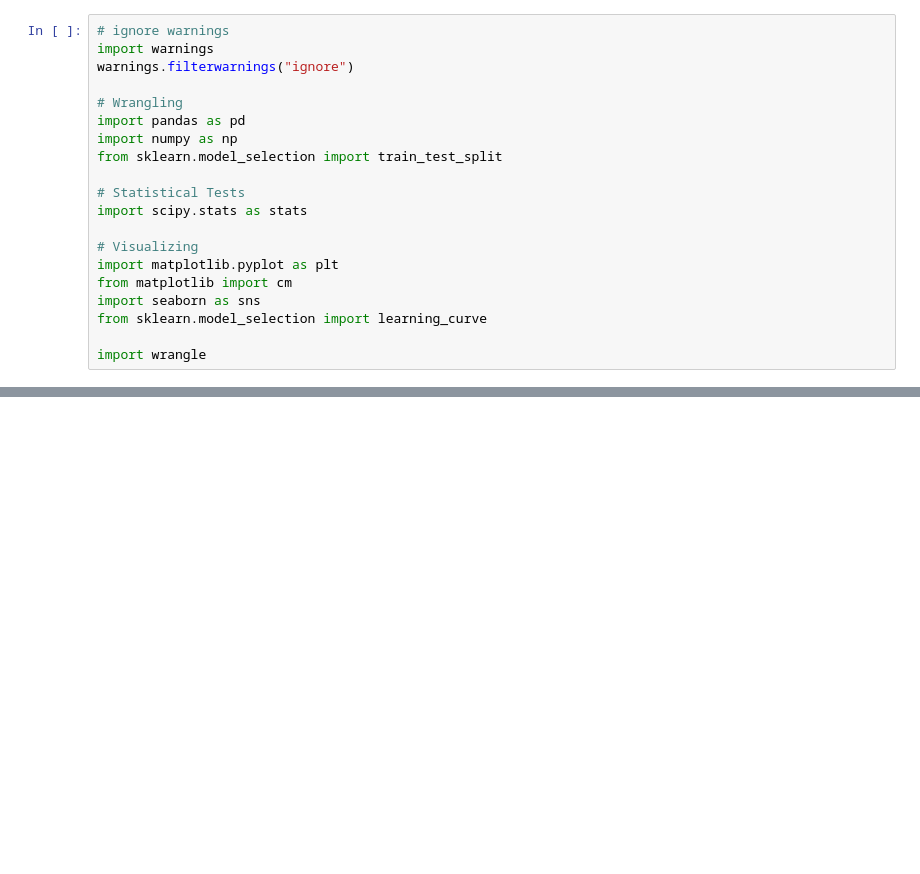
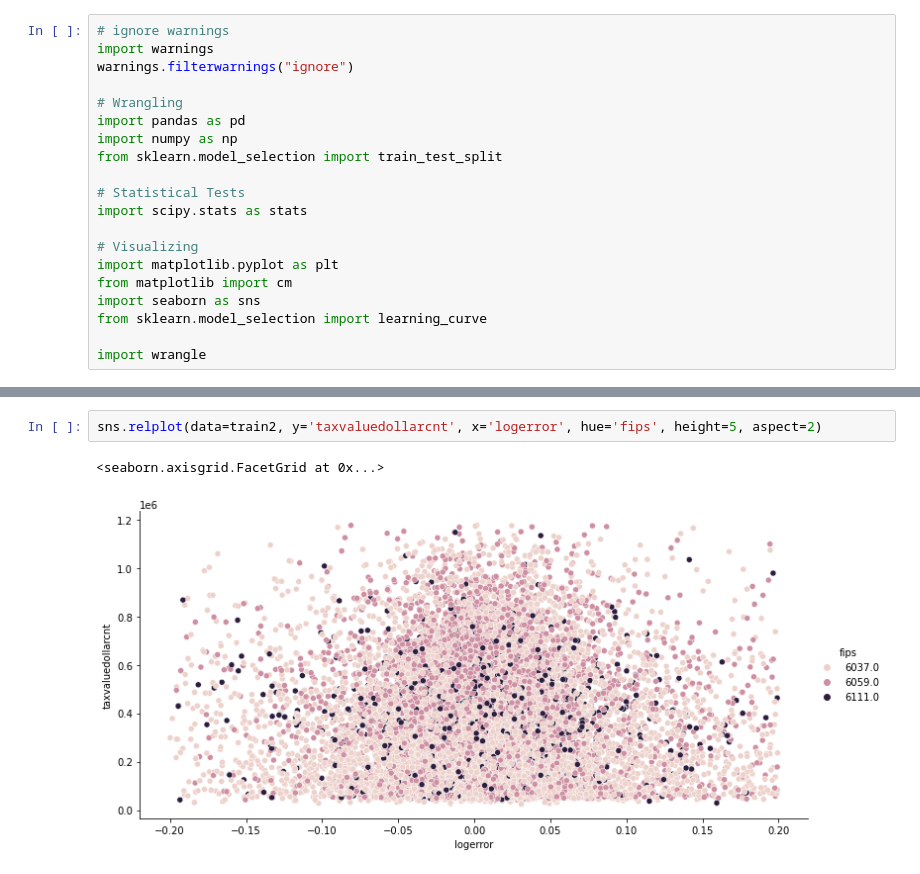
Before and after one commit to kanieladenis/clustering_exercises, a Jupyter notebook: explore_zillow.ipynb, the cells around one changed output, grey strips where cells are left out. Drawn from its saved outputs; the diff is of its cells as text; blank space fills up the shorter version.

```diff
--- a/explore_zillow.ipynb
+++ b/explore_zillow.ipynb
@@ -31,0 +58,5 @@ NameError: name 'df' is not defined
+# %%
+sns.relplot(data=train2, y='taxvaluedollarcnt', x='logerror', hue='fips', height=5, aspect=2)
+# %% [output]
+<seaborn.axisgrid.FacetGrid at 0x...>
+[figure, added]
```
Also changed, not shown: parts of 15 cells of this notebook, 2 other files.
